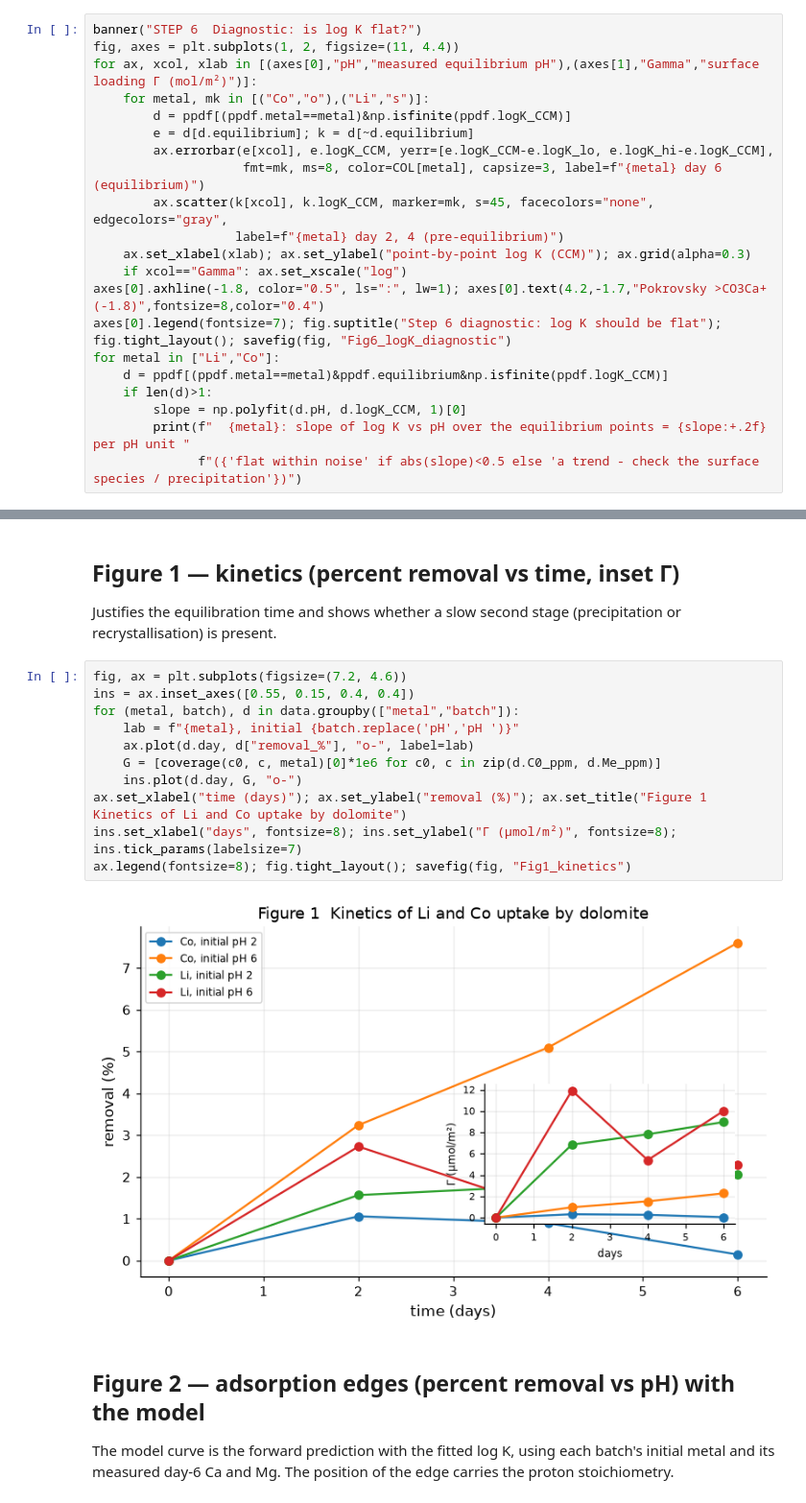
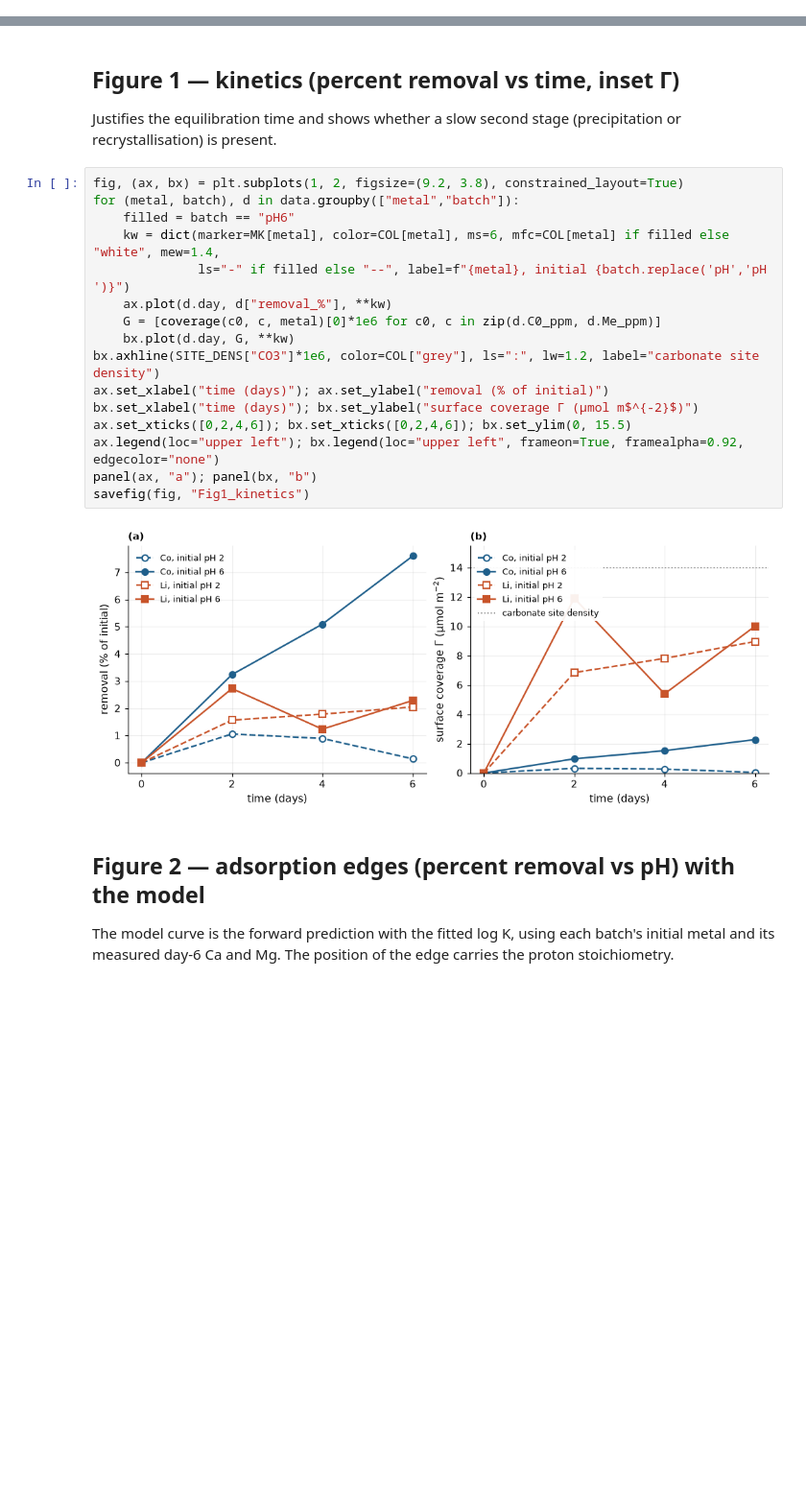
Before and after one commit to Marwa-2024/CCM-to-determine-Log-K-, a Jupyter notebook: LogK_LiCo_dolomite_carbonate_site_STEPWISE.ipynb, the cells around one changed output, grey strips where cells are left out. Shown at 96% size. Saved outputs shown, nothing was run; the diff lists cells and outputs as text; blank space fills up the shorter version.

```diff
--- a/LogK_LiCo_dolomite_carbonate_site_STEPWISE.ipynb
+++ b/LogK_LiCo_dolomite_carbonate_site_STEPWISE.ipynb
@@ -606,24 +611,3 @@ Point-by-point log K against pH and against surface loading Γ. A flat line mean
 dependence of uptake is fully explained by speciation, site protonation and the
 electrostatic term — a transferable constant. Drift with pH means a wrong surface species
 or a missing coulombic term; drift with loading means surface precipitation.
-# %%
-banner("STEP 6  Diagnostic: is log K flat?")
-fig, axes = plt.subplots(1, 2, figsize=(11, 4.4))
-for ax, xcol, xlab in [(axes[0],"pH","measured equilibrium pH"),(axes[1],"Gamma","surface loading Γ (mol/m²)")]:
-    for metal, mk in [("Co","o"),("Li","s")]:
-        d = ppdf[(ppdf.metal==metal)&np.isfinite(ppdf.logK_CCM)]
-        e = d[d.equilibrium]; k = d[~d.equilibrium]
-        ax.errorbar(e[xcol], e.logK_CCM, yerr=[e.logK_CCM-e.logK_lo, e.logK_hi-e.logK_CCM],
-                    fmt=mk, ms=8, color=COL[metal], capsize=3, label=f"{metal} day 6 (equilibrium)")
-        ax.scatter(k[xcol], k.logK_CCM, marker=mk, s=45, facecolors="none", edgecolors="gray",
-                   label=f"{metal} day 2, 4 (pre-equilibrium)")
-    ax.set_xlabel(xlab); ax.set_ylabel("point-by-point log K (CCM)"); ax.grid(alpha=0.3)
-    if xcol=="Gamma": ax.set_xscale("log")
-axes[0].axhline(-1.8, color="0.5", ls=":", lw=1); axes[0].text(4.2,-1.7,"Pokrovsky >CO3Ca+ (-1.8)",fontsize=8,color="0.4")
-axes[0].legend(fontsize=7); fig.suptitle("Step 6 diagnostic: log K should be flat"); fig.tight_layout(); savefig(fig, "Fig6_logK_diagnostic")
-for metal in ["Li","Co"]:
-    d = ppdf[(ppdf.metal==metal)&ppdf.equilibrium&np.isfinite(ppdf.logK_CCM)]
-    if len(d)>1:
-        slope = np.polyfit(d.pH, d.logK_CCM, 1)[0]
-        print(f"  {metal}: slope of log K vs pH over the equilibrium points = {slope:+.2f} per pH unit "
-              f"({'flat within noise' if abs(slope)<0.5 else 'a trend - check the surface species / precipitation'})")
@@ -639,18 +649,23 @@ STEP 6  Diagnostic: is log K flat?
 Justifies the equilibration time and shows whether a slow second stage (precipitation or
 recrystallisation) is present.
 # %%
-fig, ax = plt.subplots(figsize=(7.2, 4.6))
-ins = ax.inset_axes([0.55, 0.15, 0.4, 0.4])
+fig, (ax, bx) = plt.subplots(1, 2, figsize=(9.2, 3.8), constrained_layout=True)
 for (metal, batch), d in data.groupby(["metal","batch"]):
-    lab = f"{metal}, initial {batch.replace('pH','pH ')}"
-    ax.plot(d.day, d["removal_%"], "o-", label=lab)
+    filled = batch == "pH6"
+    kw = dict(marker=MK[metal], color=COL[metal], ms=6, mfc=COL[metal] if filled else "white", mew=1.4,
+              ls="-" if filled else "--", label=f"{metal}, initial {batch.replace('pH','pH ')}")
+    ax.plot(d.day, d["removal_%"], **kw)
     G = [coverage(c0, c, metal)[0]*1e6 for c0, c in zip(d.C0_ppm, d.Me_ppm)]
-    ins.plot(d.day, G, "o-")
-ax.set_xlabel("time (days)"); ax.set_ylabel("removal (%)"); ax.set_title("Figure 1  Kinetics of Li and Co uptake by dolomite")
-ins.set_xlabel("days", fontsize=8); ins.set_ylabel("Γ (µmol/m²)", fontsize=8); ins.tick_params(labelsize=7)
-ax.legend(fontsize=8); fig.tight_layout(); savefig(fig, "Fig1_kinetics")
+    bx.plot(d.day, G, **kw)
+bx.axhline(SITE_DENS["CO3"]*1e6, color=COL["grey"], ls=":", lw=1.2, label="carbonate site density")
+ax.set_xlabel("time (days)"); ax.set_ylabel("removal (% of initial)")
+bx.set_xlabel("time (days)"); bx.set_ylabel("surface coverage Γ (µmol m$^{-2}$)")
+ax.set_xticks([0,2,4,6]); bx.set_xticks([0,2,4,6]); bx.set_ylim(0, 15.5)
+ax.legend(loc="upper left"); bx.legend(loc="upper left", frameon=True, framealpha=0.92, edgecolor="none")
+panel(ax, "a"); panel(bx, "b")
+savefig(fig, "Fig1_kinetics")
 # %% [output]
-[figure, old version]
+[figure, new version]
 # %% [markdown]
 ## Figure 2 — adsorption edges (percent removal vs pH) with the model
 The model curve is the forward prediction with the fitted log K, using each batch's
```
Also changed, not shown: parts of 8 cells of this notebook, 14 other files.
